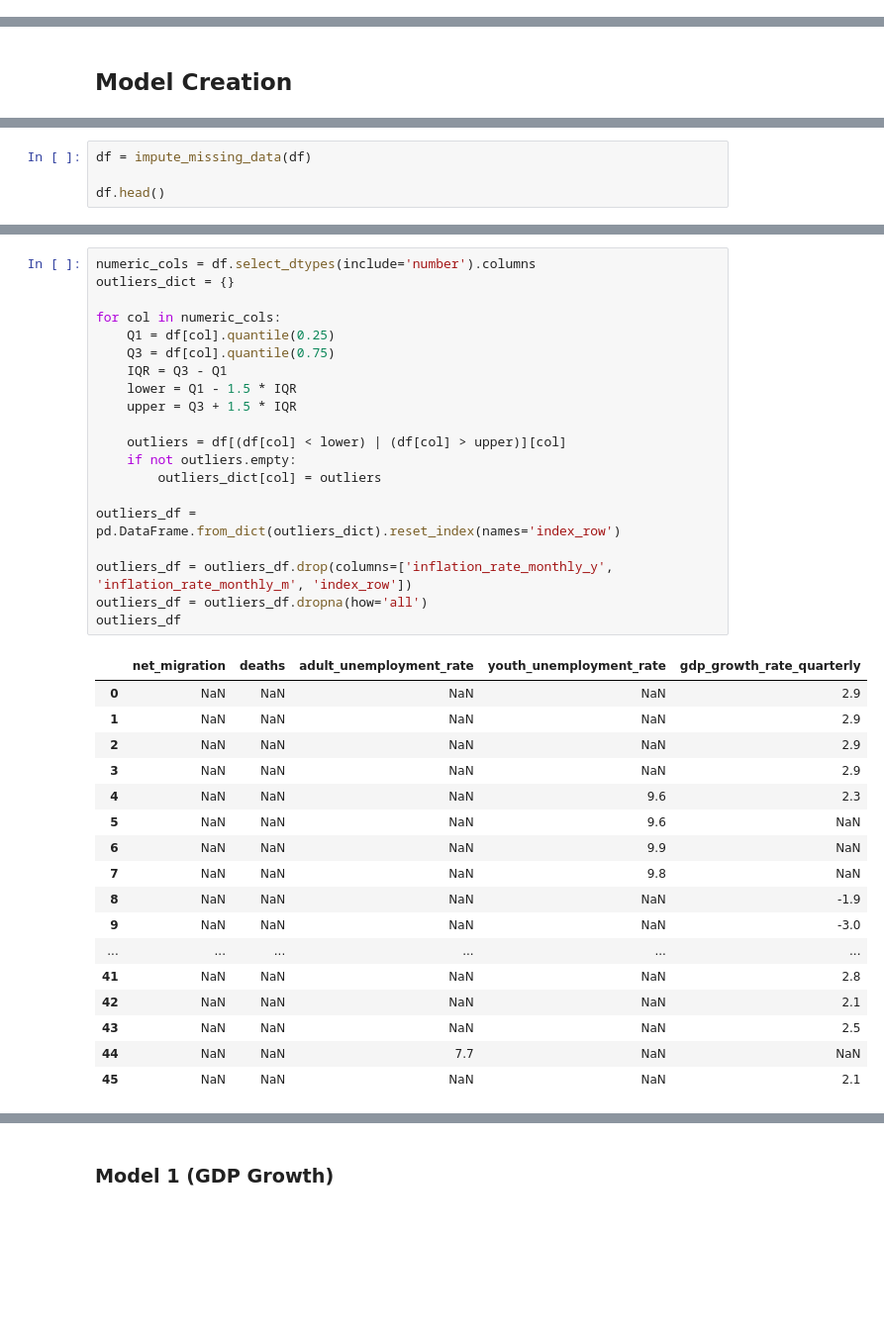
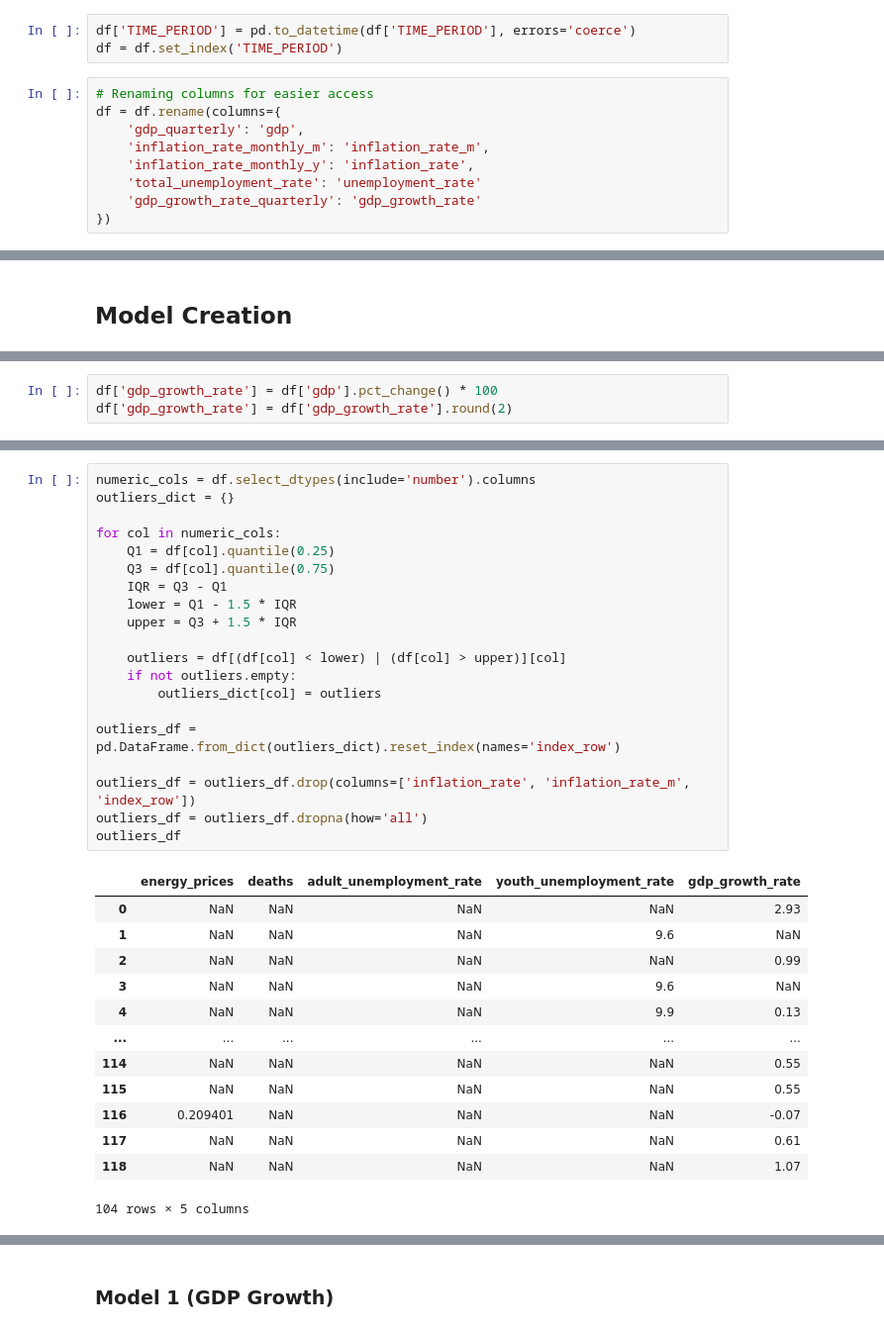
Before and after one commit to Grena30/Exploratory-Data-Analysis, a Jupyter notebook: Modelling/model.ipynb, the cells around one changed output, grey strips where cells are left out. Shown at 99% size. Saved outputs shown, nothing was run; the diff lists cells and outputs as text; blank space fills up the shorter version.

```diff
--- a/Modelling/model.ipynb
+++ b/Modelling/model.ipynb
@@ -277,6 +478,18 @@ df.head()
 | 2 | 2000-03-01 | NaN | NaN | NaN | 79.59 | NaN | ... |
 | 3 | 2000-04-01 | 76073.7 | NaN | NaN | 79.49 | NaN | ... |
 | 4 | 2000-05-01 | NaN | NaN | NaN | 79.96 | NaN | ... |
+# %%
+df['TIME_PERIOD'] = pd.to_datetime(df['TIME_PERIOD'], errors='coerce')
+df = df.set_index('TIME_PERIOD')
+# %%
+# Renaming columns for easier access
+df = df.rename(columns={
+    'gdp_quarterly': 'gdp',
+    'inflation_rate_monthly_m': 'inflation_rate_m',
+    'inflation_rate_monthly_y': 'inflation_rate',
+    'total_unemployment_rate': 'unemployment_rate'
+    'gdp_growth_rate_quarterly': 'gdp_growth_rate'
+})
 # %%
 df.isnull().sum()
 # %% [output]
@@ -306,4 +519,0 @@ plot_dataframe(df=df, plot='hist')
-# %%
-df = impute_missing_data(df)
-
-df.head()
@@ -318,2 +520,5 @@ df.head()
+# %%
+df['gdp_growth_rate'] = df['gdp'].pct_change() * 100
+df['gdp_growth_rate'] = df['gdp_growth_rate'].round(2)
 # %%
 # Visualize data distribution after imputation
@@ -356,38 +559,34 @@ df.head()
 # %%
 numeric_cols = df.select_dtypes(include='number').columns
 outliers_dict = {}
 
 for col in numeric_cols:
     Q1 = df[col].quantile(0.25)
     Q3 = df[col].quantile(0.75)
     IQR = Q3 - Q1
     lower = Q1 - 1.5 * IQR
     upper = Q3 + 1.5 * IQR
 
     outliers = df[(df[col] < lower) | (df[col] > upper)][col]
     if not outliers.empty:
         outliers_dict[col] = outliers
 
 outliers_df = pd.DataFrame.from_dict(outliers_dict).reset_index(names='index_row')
 
-outliers_df = outliers_df.drop(columns=['inflation_rate_monthly_y', 'inflation_rate_monthly_m', 'index_row'])
+outliers_df = outliers_df.drop(columns=['inflation_rate', 'inflation_rate_m', 'index_row'])
 outliers_df = outliers_df.dropna(how='all')
 outliers_df
 # %% [output]
-|  | net_migration | deaths | adult_unemployment_rate | youth_unemployment_rate | gdp_growth_rate_quarterly |
-| 0 | NaN | NaN | NaN | NaN | 2.9 |
-| 1 | NaN | NaN | NaN | NaN | 2.9 |
-| 2 | NaN | NaN | NaN | NaN | 2.9 |
-| 3 | NaN | NaN | NaN | NaN | 2.9 |
-| 4 | NaN | NaN | NaN | 9.6 | 2.3 |
-| 5 | NaN | NaN | NaN | 9.6 | NaN |
-| 6 | NaN | NaN | NaN | 9.9 | NaN |
-| 7 | NaN | NaN | NaN | 9.8 | NaN |
-| 8 | NaN | NaN | NaN | NaN | -1.9 |
-| 9 | NaN | NaN | NaN | NaN | -3.0 |
+|  | energy_prices | deaths | adult_unemployment_rate | youth_unemployment_rate | gdp_growth_rate |
+| 0 | NaN | NaN | NaN | NaN | 2.93 |
+| 1 | NaN | NaN | NaN | 9.6 | NaN |
+| 2 | NaN | NaN | NaN | NaN | 0.99 |
+| 3 | NaN | NaN | NaN | 9.6 | NaN |
+| 4 | NaN | NaN | NaN | 9.9 | 0.13 |
 | ... | ... | ... | ... | ... | ... |
-| 41 | NaN | NaN | NaN | NaN | 2.8 |
-| 42 | NaN | NaN | NaN | NaN | 2.1 |
-| 43 | NaN | NaN | NaN | NaN | 2.5 |
-| 44 | NaN | NaN | 7.7 | NaN | NaN |
-| 45 | NaN | NaN | NaN | NaN | 2.1 |
+| 114 | NaN | NaN | NaN | NaN | 0.55 |
+| 115 | NaN | NaN | NaN | NaN | 0.55 |
+| 116 | 0.209401 | NaN | NaN | NaN | -0.07 |
+| 117 | NaN | NaN | NaN | NaN | 0.61 |
+| 118 | NaN | NaN | NaN | NaN | 1.07 |
+104 rows × 5 columns
```
Also changed, not shown: parts of 78 cells of this notebook.
